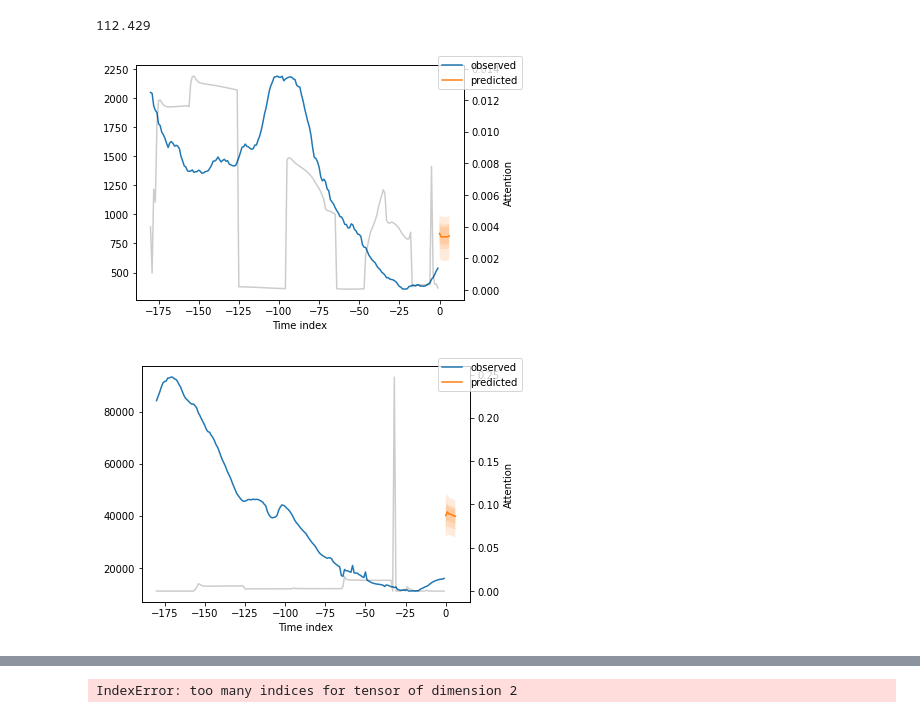
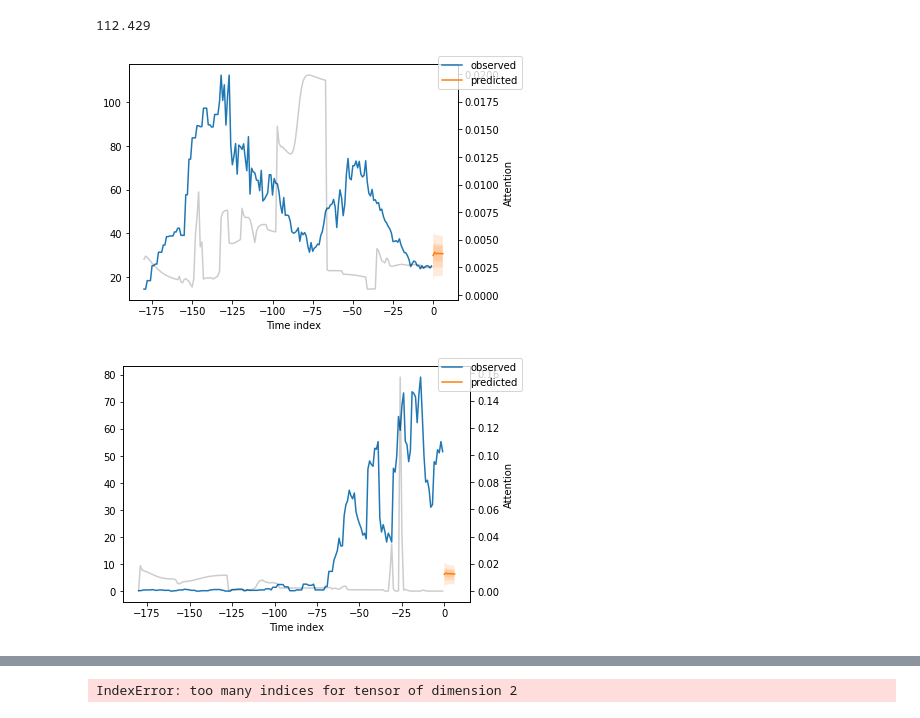
Before and after one commit to b-kaindl/COVID-19-Dashboard, a Jupyter notebook: Predicting.ipynb, the cells around one changed output, grey strips where cells are left out. Drawn from its saved outputs; the diff is of its cells as text; code cells hidden in the pictures.

```diff
--- a/Predicting.ipynb
+++ b/Predicting.ipynb
@@ -87,7 +100,8 @@ indices_to_drop = predict_data.groupby("location").agg("size").loc[
 run.config.training_cutoff = data['time_idx'].max() - run.config.max_pred_length
 
 # adjust data to match training format
-predict_data.drop(index=predict_data.loc[predict_data.location.isin(("FSM", "FLK","BMU", "FRO", "CYM", "GGY", "GIB", "GRL", "HKG", "IMN", "JEY", "MSR"))].index, inplace=True)
+predict_data.drop(index=predict_data.loc[predict_data.location.isin(indices_to_drop)].index, inplace=True)
+predict_data = predict_data.sort_values('location')
 
 # make new columns indicating what will be imputed
 cols_with_missing = (col for col in [*run.config.static_reals, *run.config.time_varying_known_reals,
@@ -129,6 +137,6 @@ indices_to_drop
 # %%
 t_predict_data = predict_data.drop(index=predict_data.loc[predict_data.location.isin(indices_to_drop)].index).sort_values("location")
 # %%
-new_index = dict(tuple(zip(t_predict_data.location.unique(), range(0, t_predict_data.location.nunique()))))
+new_index = dict(tuple(zip(predict_data.location.unique(), range(0, predict_data.location.nunique()))))
 # %%
 new_index
@@ -236,14 +226,10 @@ data.loc[data.location == "AND"].new_cases_smoothed.max()
 # %% [output]
 112.429
 # %%
-new_predictions, new_x = model.predict(pred_ts, mode="raw", return_x=True)
-
-
-for idx in range(0,10):
-    model.plot_prediction(new_x, new_predictions, idx=idx, show_future_observed=False);
+new_predictions, new_x = model.predict(new_prediction_data, mode="raw", return_x=True)
 # %%
-for country in ("BGD", "IND"):
+for country in ("AND", "SYC"):
     model.plot_prediction(new_x, new_predictions, idx=new_index[country], show_future_observed=False);
 # %% [output]
-[figure, old version]
+[figure, new version]
-[figure, old version]
+[figure, new version]
```
Also changed, not shown: parts of 41 cells of this notebook, 9 other files.
